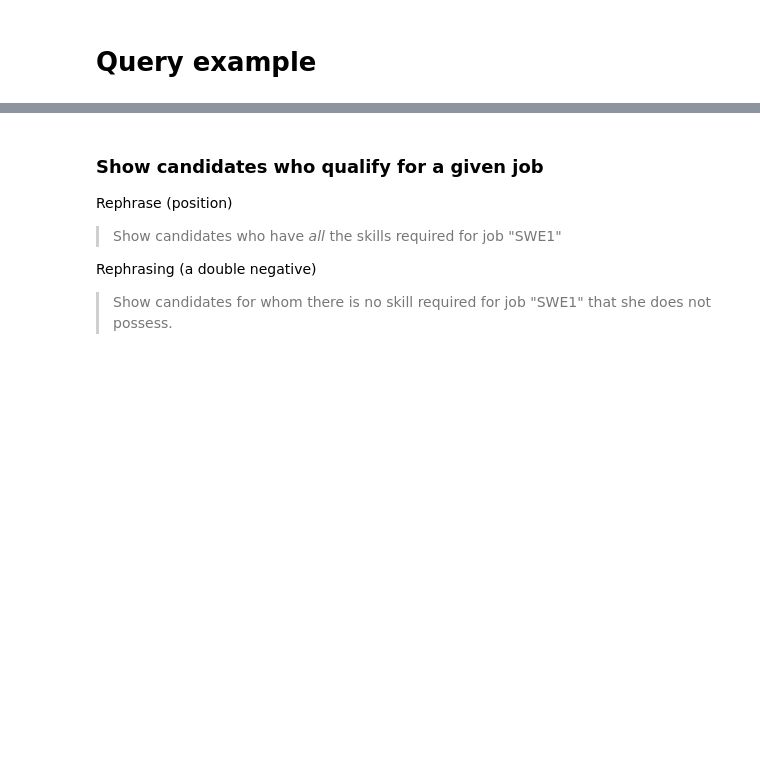
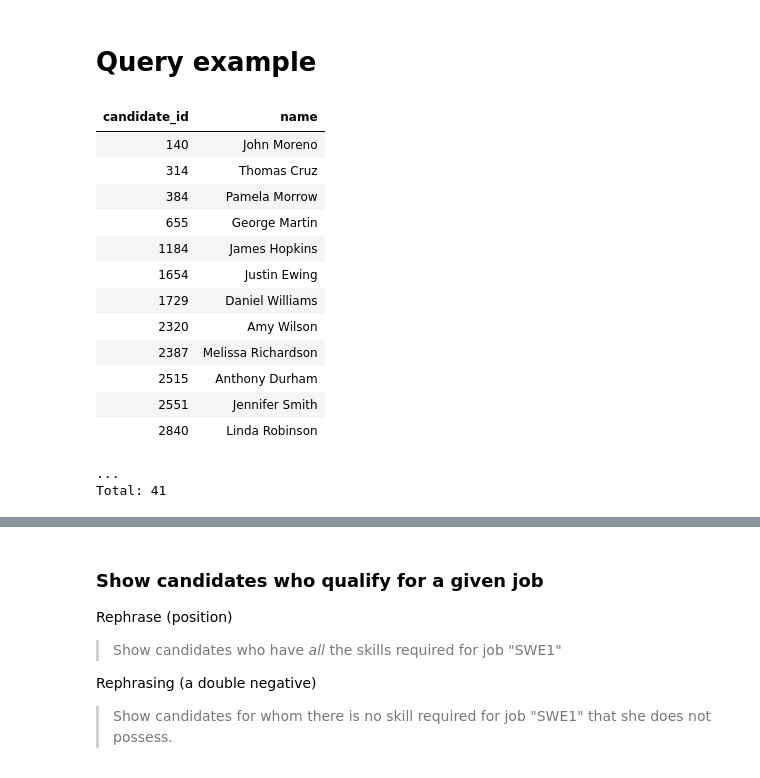
Before and after one commit to dimitri-yatsenko/Database-Systems-for-Data-Science, a Jupyter notebook: notebooks/Relational-Division.ipynb, the cells around one changed output, grey strips where cells are left out. Saved outputs shown, nothing was run; the diff lists cells and outputs as text; code cells hidden in the pictures; blank space fills up the shorter version.

```diff
--- a/notebooks/Relational-Division.ipynb
+++ b/notebooks/Relational-Division.ipynb
@@ -124,6 +174,25 @@ dj.Diagram(schema)
 <datajoint.diagram.Diagram at 0x...>
 # %% [markdown]
 # Query example
+# %%
+Candidate & (Candidate.Skill() & 'skill = "Java"') \
+& (Candidate.Skill() & 'skill = "Python"')
+# %% [output]
+| candidate_id | name |
+| 140 | John Moreno |
+| 314 | Thomas Cruz |
+| 384 | Pamela Morrow |
+| 655 | George Martin |
+| 1184 | James Hopkins |
+| 1654 | Justin Ewing |
+| 1729 | Daniel Williams |
+| 2320 | Amy Wilson |
+| 2387 | Melissa Richardson |
+| 2515 | Anthony Durham |
+| 2551 | Jennifer Smith |
+| 2840 | Linda Robinson |
+...
+Total: 41
 # %%
 # All candidates who have the required skill
 
```
Also changed, not shown: parts of 21 cells of this notebook, 3 other files.
